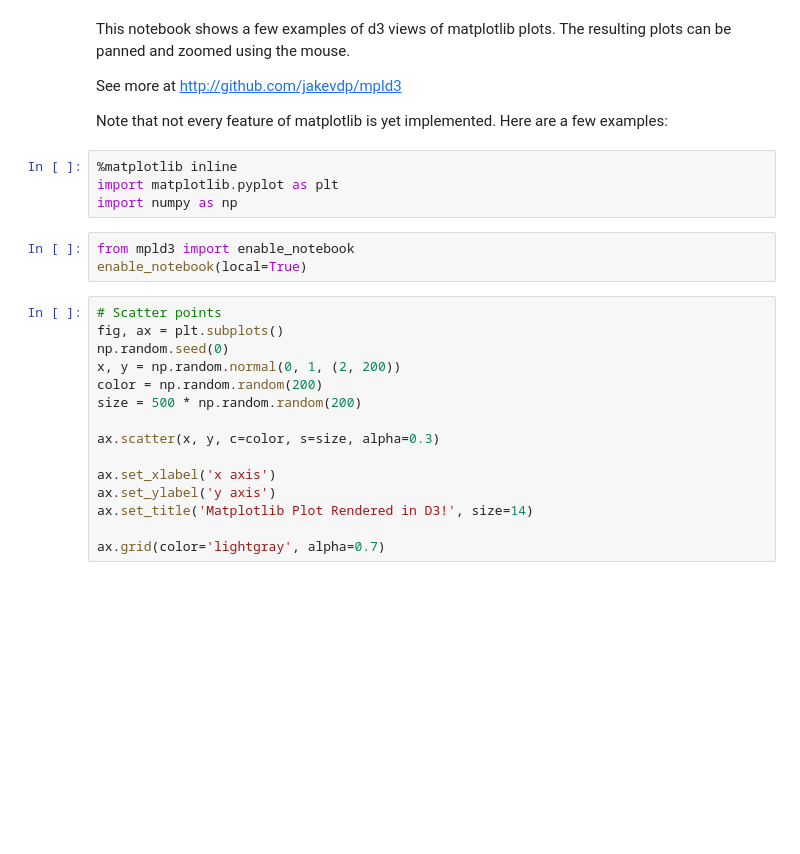
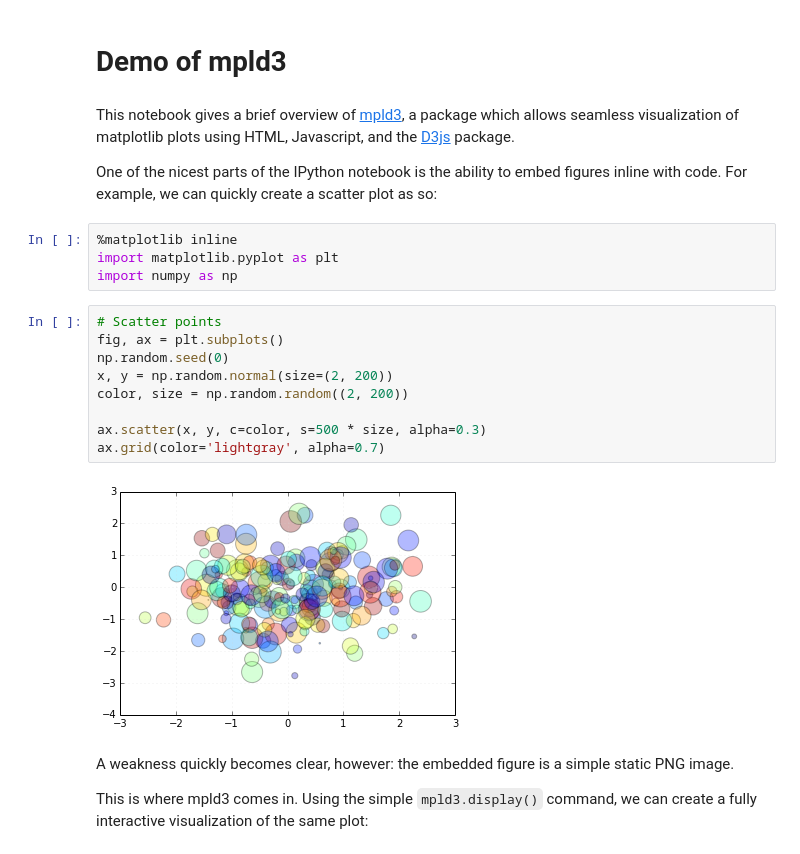
Before and after one commit to mpld3/mpld3, a Jupyter notebook: notebooks/mpld3_demo.ipynb, the cells around one changed output. Cells and saved outputs as stored; diff of their text form; blank space fills up the shorter version.

Commit message:
DOC: update notebook examples

```diff
--- a/notebooks/mpld3_demo.ipynb
+++ b/notebooks/mpld3_demo.ipynb
@@ -3,29 +1,25 @@
-# %% [markdown]
-This notebook shows a few examples of d3 views of matplotlib plots.
-The resulting plots can be panned and zoomed using the mouse.
-
-See more at http://github.com/jakevdp/mpld3
-
-Note that not every feature of matplotlib is yet implemented.  Here are a few examples:
+# %% [markdown]
+# Demo of mpld3
+# %% [markdown]
+This notebook gives a brief overview of [mpld3](http://mpld3.github.io), a package which allows seamless visualization of matplotlib plots using HTML, Javascript, and the [D3js](http://d3js.org/) package.
+
+One of the nicest parts of the IPython notebook is the ability to embed figures inline with code.  For example, we can quickly create a scatter plot as so:
 # %%
 %matplotlib inline
 import matplotlib.pyplot as plt
 import numpy as np
-# %%
-from mpld3 import enable_notebook
-enable_notebook(local=True)
 # %%
 # Scatter points
 fig, ax = plt.subplots()
 np.random.seed(0)
-x, y = np.random.normal(0, 1, (2, 200))
-color = np.random.random(200)
-size = 500 * np.random.random(200)
+x, y = np.random.normal(size=(2, 200))
+color, size = np.random.random((2, 200))
 
-ax.scatter(x, y, c=color, s=size, alpha=0.3)
-
-ax.set_xlabel('x axis')
-ax.set_ylabel('y axis')
-ax.set_title('Matplotlib Plot Rendered in D3!', size=14)
-
+ax.scatter(x, y, c=color, s=500 * size, alpha=0.3)
 ax.grid(color='lightgray', alpha=0.7)
+# %% [output]
+[figure, added]
+# %% [markdown]
+A weakness quickly becomes clear, however: the embedded figure is a simple static PNG image.
+
+This is where mpld3 comes in. Using the simple ``mpld3.display()`` command, we can create a fully interactive visualization of the same plot:
```
Also changed, not shown: parts of 18 cells of this notebook, 1 other file.
